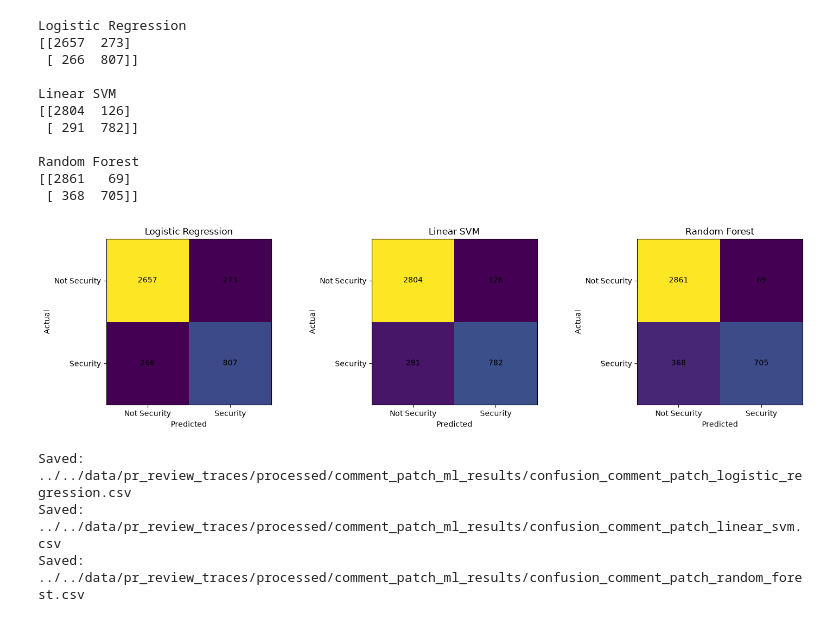
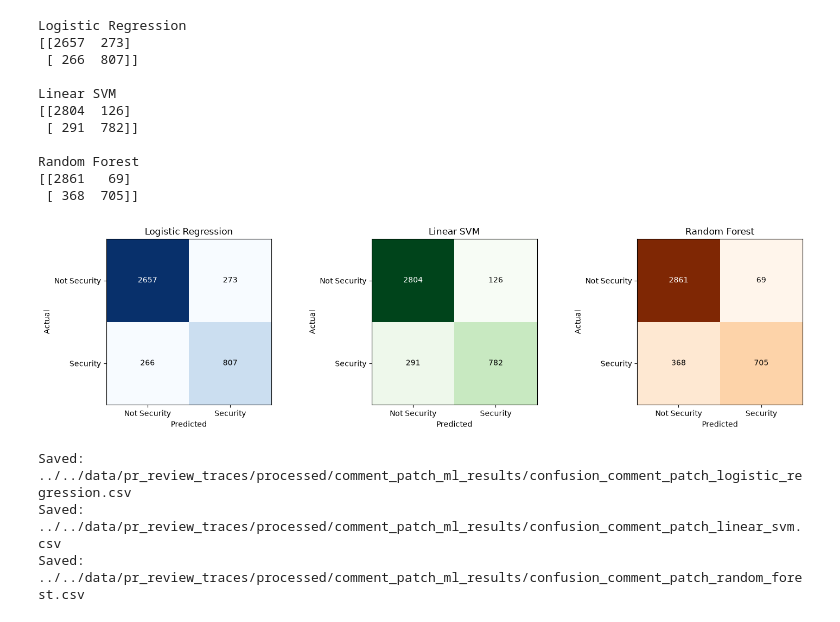
Before and after one commit to Mustafa19301/Security-Code-Review-Analysis, a Jupyter notebook: notebooks/new_notebooks/comment_patch_ml.ipynb, the cells around one changed output. Saved outputs shown, nothing was run; the diff lists cells and outputs as text; code cells hidden in the pictures.

```diff
--- a/notebooks/new_notebooks/comment_patch_ml.ipynb
+++ b/notebooks/new_notebooks/comment_patch_ml.ipynb
@@ -523,40 +523,43 @@ fig, axes = plt.subplots(
     1,
     3,
     figsize=(15, 4)
 )
 
-for ax, (model_name, cm) in zip(
+cmaps = ["Blues", "Greens", "Oranges"]
+
+for ax, (model_name, cm), cmap in zip(
     axes,
-    confusion_matrices.items()
+    confusion_matrices.items(),
+    cmaps
 ):
-
-    ax.imshow(cm)
+    ax.imshow(cm, cmap=cmap)
 
     ax.set_title(model_name)
-
     ax.set_xlabel("Predicted")
     ax.set_ylabel("Actual")
 
     ax.set_xticks([0, 1])
     ax.set_yticks([0, 1])
 
     ax.set_xticklabels(["Not Security", "Security"])
     ax.set_yticklabels(["Not Security", "Security"])
 
+    threshold = cm.max() / 2
     for i in range(2):
         for j in range(2):
             ax.text(
                 j,
                 i,
                 cm[i, j],
                 ha="center",
-                va="center"
+                va="center",
+                color="white" if cm[i, j] > threshold else "black"
             )
 
 plt.tight_layout()
 plt.show()
 # %% [output]
-[figure, old version]
+[figure, new version]
 # %%
 OUTPUT_DIR = "../../data/pr_review_traces/processed/comment_patch_ml_results"
 
```
Also changed, not shown: 2 other files.
